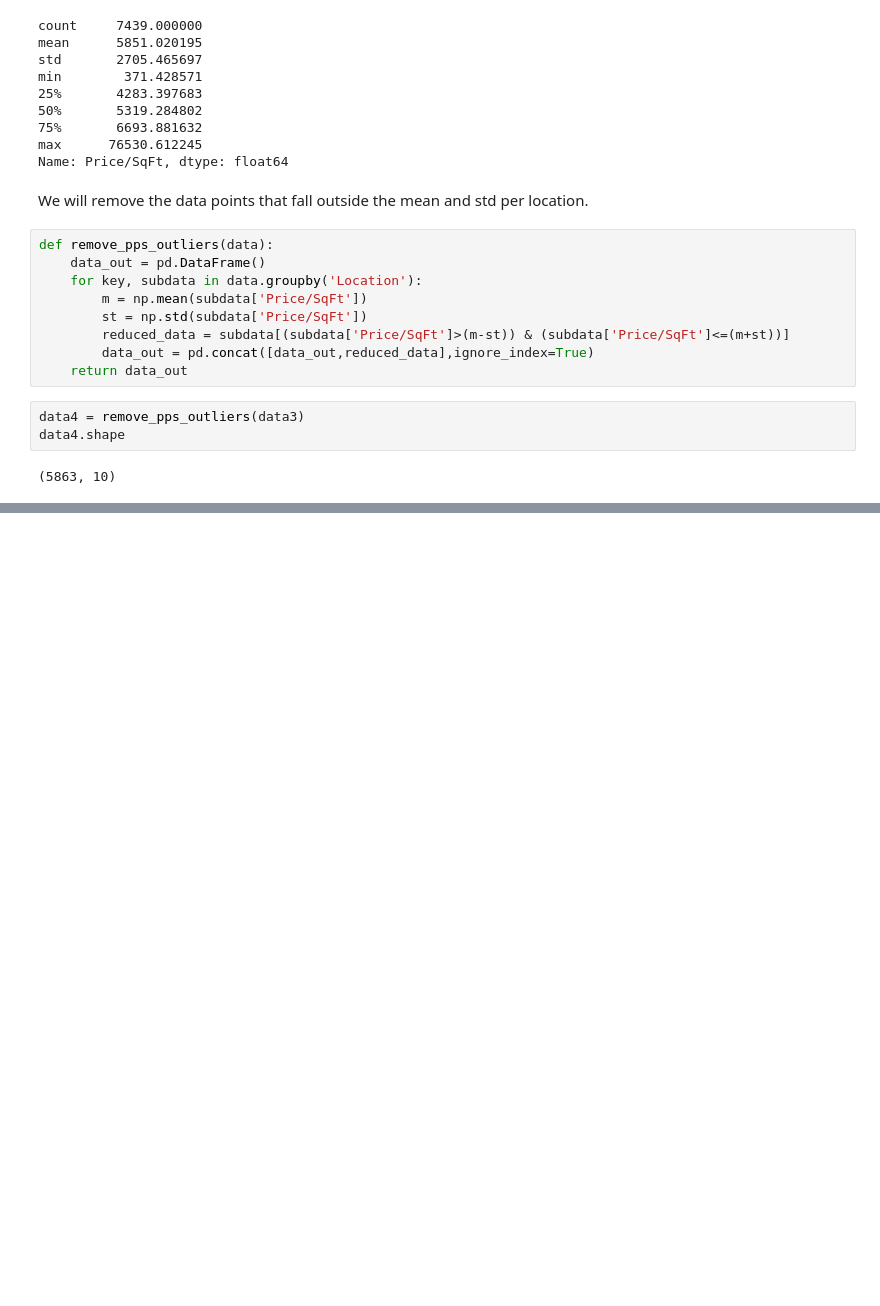
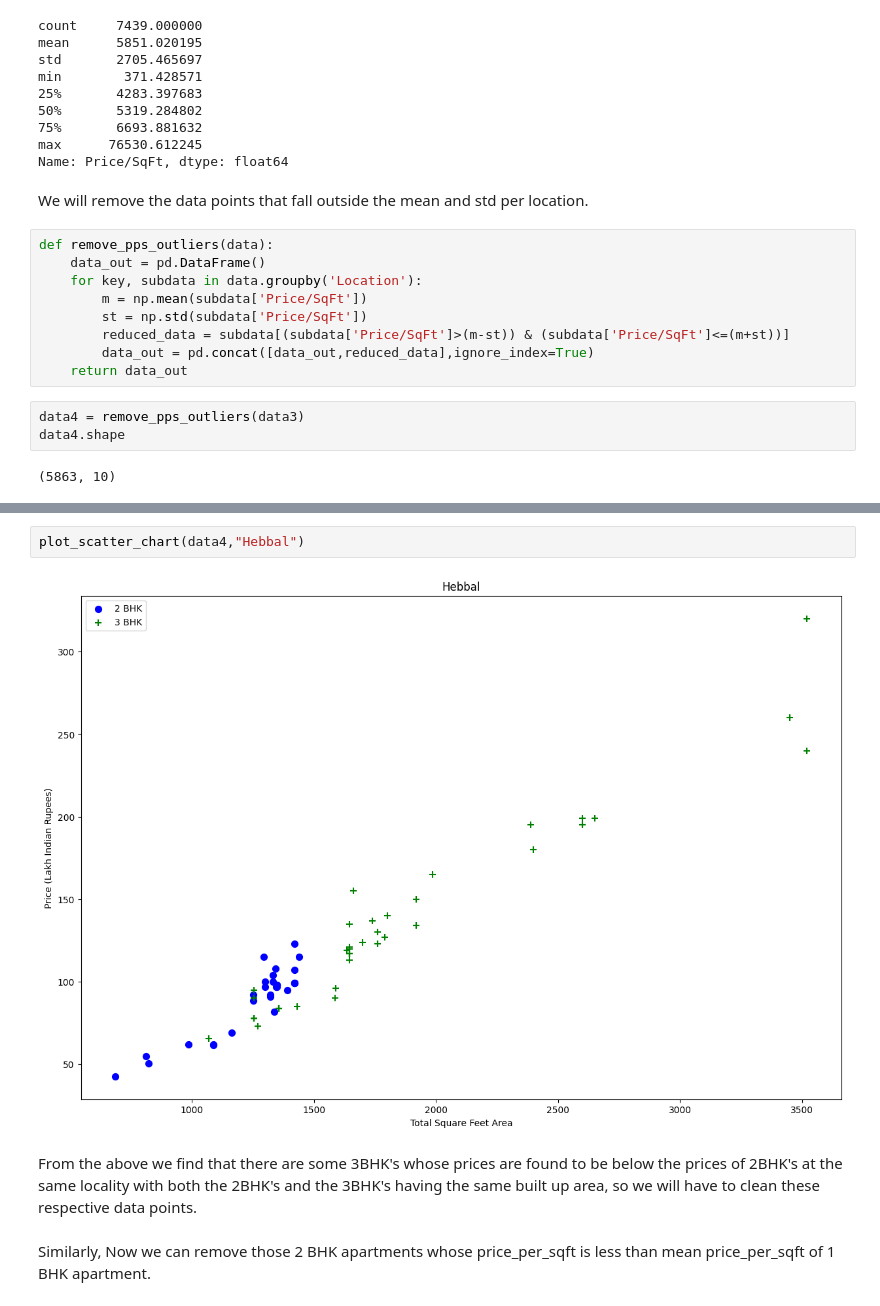
Before and after one commit to MdSaad07/CodeClauseInternship_Housing-Price-Prediction, a Jupyter notebook: housing-price-prediction.ipynb, the cells around one changed output, grey strips where cells are left out. Saved outputs shown, nothing was run; the diff lists cells and outputs as text; blank space fills up the shorter version.

```diff
--- a/housing-price-prediction.ipynb
+++ b/housing-price-prediction.ipynb
@@ -473,0 +498,8 @@ data4.shape
+# %%
+plot_scatter_chart(data4,"Hebbal")
+# %% [output]
+[figure, added]
+# %% [markdown]
+From the above we find that there are some 3BHK's whose prices are found to be below the prices of 2BHK's at the same locality with both the 2BHK's and the 3BHK's having the same built up area, so we will have to clean these respective data points.
+# %% [markdown]
+Similarly, Now we can remove those 2 BHK apartments whose price_per_sqft is less than mean price_per_sqft of 1 BHK apartment.
```
Also changed, not shown: parts of 24 cells of this notebook.
